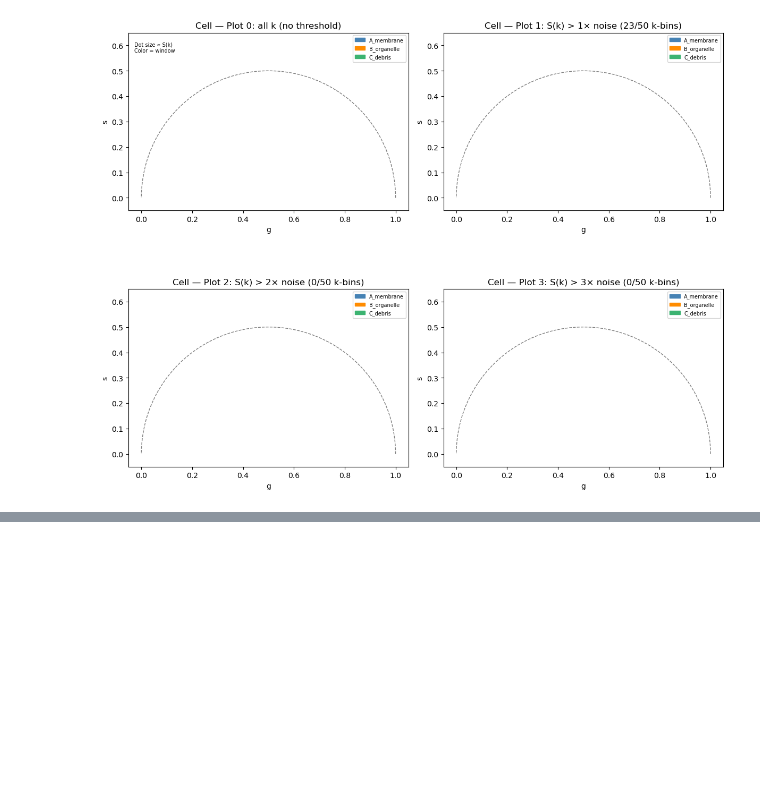
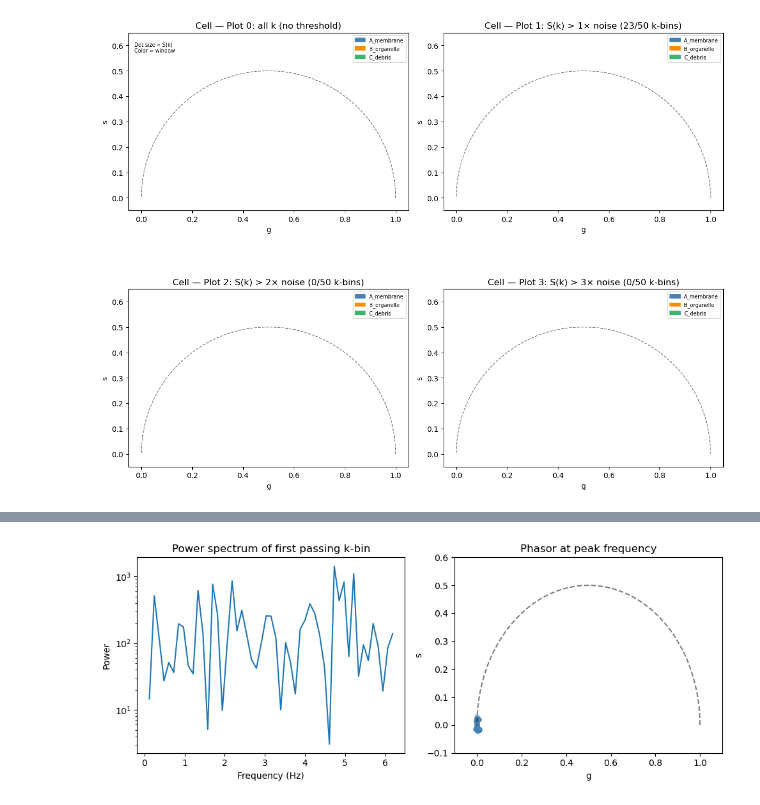
Before and after one commit to georgectaylor/InnateKineticAnalysis, a Jupyter notebook: Untitled.ipynb, the cells around one changed output, grey strips where cells are left out. Drawn from its saved outputs; the diff is of its cells as text; code cells hidden in the pictures; blank space fills up the shorter version.

```diff
--- a/Untitled.ipynb
+++ b/Untitled.ipynb
@@ -214,0 +215,80 @@ s values: [ 0.00075161 -0.0005708  -0.0021344  -0.00182749  0.        ]
+# %%
+# Sweep probe frequencies to find where phasor signal is strongest
+from scipy.fft import fft, fftfreq
+import numpy as np
+import matplotlib.pyplot as plt
+
+n_frames = DELTA_PHI_k.shape[1]
+freqs = fftfreq(n_frames, d=1.0/FRAME_RATE)
+omegas_arr = 2 * np.pi * freqs
+pos_freqs = freqs[freqs > 0]
+pos_omegas = omegas_arr[freqs > 0]
+
+# For first passing k-bin, plot power spectrum
+ratio = Sk_normalized / Sk_noise_normalized
+passing_idx = np.where(ratio > 1)[0]
+first_passing = passing_idx[0]
+
+ts = DELTA_PHI_k[first_passing]
+std = np.std(ts)
+ts_norm = ts / std
+F = fft(ts_norm)
+power = np.abs(F[freqs > 0])**2
+
+plt.figure(figsize=(10,4))
+plt.subplot(1,2,1)
+plt.plot(pos_freqs, power)
+plt.xlabel('Frequency (Hz)')
+plt.ylabel('Power')
+plt.title('Power spectrum of first passing k-bin')
+plt.yscale('log')
+
+# Find peak frequency
+peak_idx = np.argmax(power)
+peak_freq = pos_freqs[peak_idx]
+peak_omega = pos_omegas[peak_idx]
+print(f"Peak frequency: {peak_freq:.4f} Hz")
+print(f"Peak omega: {peak_omega:.4f} rad/s")
+print(f"Fundamental frequency: {FRAME_RATE/n_frames:.4f} Hz")
+
+# Recompute phasor at peak frequency
+def compute_phasor_at_omega(DELTA_PHI_k, target_omega, frame_rate=FRAME_RATE):
+    n_k, n_frames = DELTA_PHI_k.shape
+    freqs = fftfreq(n_frames, d=1.0/frame_rate)
+    omegas_arr = 2 * np.pi * freqs
+    omega_idx = np.argmin(np.abs(omegas_arr - target_omega))
+    g_arr = np.zeros(n_k)
+    s_arr = np.zeros(n_k)
+    for i in range(n_k):
+        ts = DELTA_PHI_k[i]
+        std = np.std(ts)
+        if std == 0:
+            continue
+        ts_norm = ts / std
+        F = fft(ts_norm)
+        total = np.sum(np.abs(F[1:]))
+        if total == 0:
+            continue
+        g_arr[i] = np.real(F[omega_idx]) / total
+        s_arr[i] = np.imag(F[omega_idx]) / total
+    return g_arr, s_arr
+
+g_peak, s_peak = compute_phasor_at_omega(DELTA_PHI_k, peak_omega)
+print(f"\nAt peak frequency:")
+print(f"g range: {g_peak.min():.4f} to {g_peak.max():.4f}")
+print(f"s range: {s_peak.min():.4f} to {s_peak.max():.4f}")
+
+# Plot phasor at peak frequency
+plt.subplot(1,2,2)
+theta = np.linspace(0, np.pi, 300)
+plt.plot(0.5 + 0.5*np.cos(theta), 0.5*np.sin(theta), 'k--', alpha=0.5)
+plt.scatter(g_peak[passing_idx], s_peak[passing_idx],
+            c='steelblue', s=30, alpha=0.7)
+plt.xlim(-0.1, 1.1)
+plt.ylim(-0.1, 0.6)
+plt.xlabel('g')
+plt.ylabel('s')
+plt.title('Phasor at peak frequency')
+plt.tight_layout()
+plt.show()
+# %% [output]
@@ -214,0 +302 @@ s values: [ 0.00075161 -0.0005708  -0.0021344  -0.00182749  0.        ]
+[figure, added]
```
Also changed, not shown: parts of 13 cells of this notebook.
